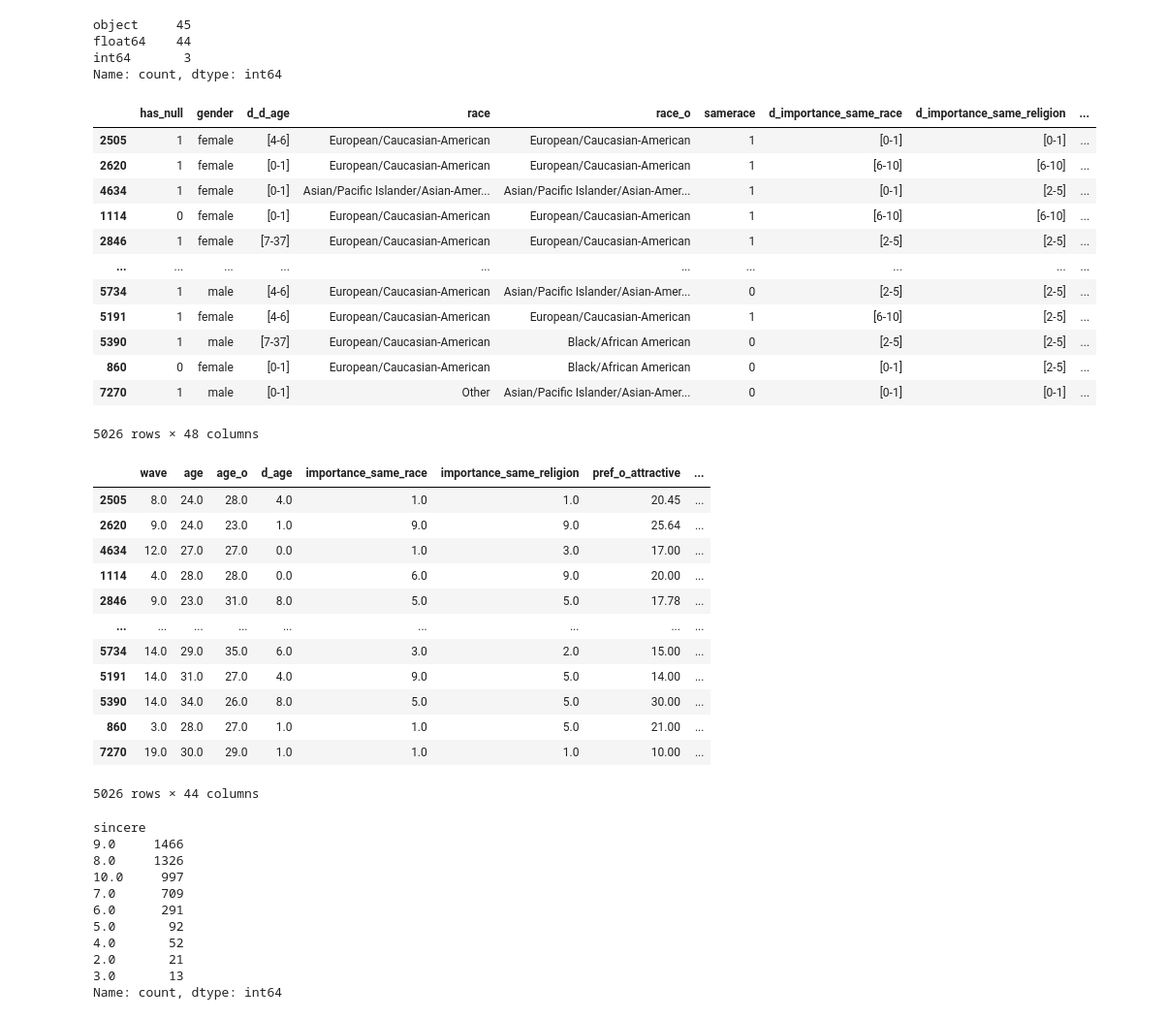
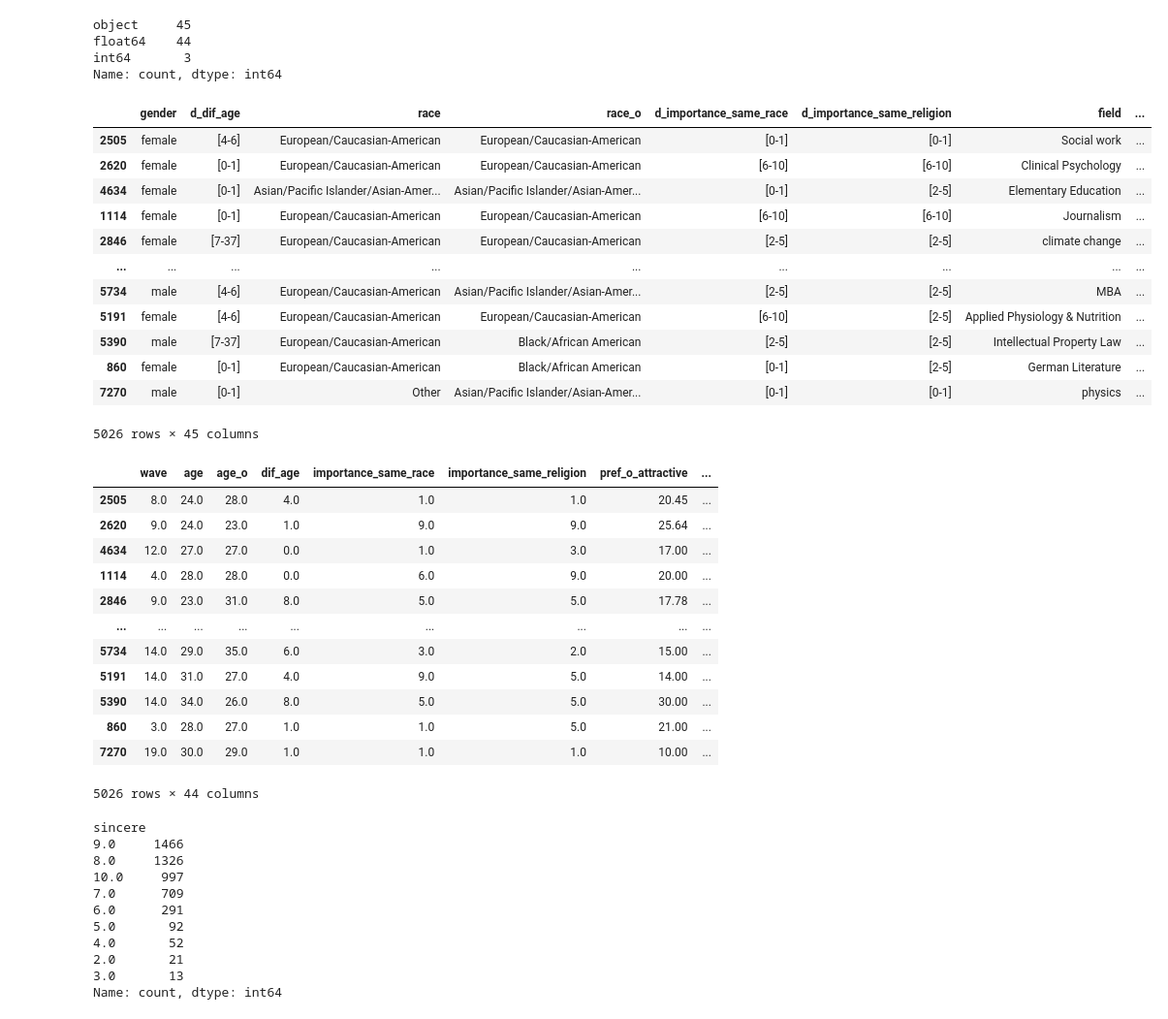
Before and after one commit to DarioRuizGon/ML_Speed_Dating_Predictions, a Jupyter notebook: src/notebooks/pruebas.ipynb, the cells around one changed output. Shown at 97% size. Saved outputs shown, nothing was run; the diff lists cells and outputs as text; code cells hidden in the pictures.

```diff
--- a/src/notebooks/pruebas.ipynb
+++ b/src/notebooks/pruebas.ipynb
@@ -145,6 +149,9 @@ with open("../data_sample/feature_information.txt", "r") as open_file:
  * match: Match (yes/no)
 # %% [markdown]
 Las variables que tienen "\_o" hacen referencia a la otra persona, las que tienen "d\_" y tienen un rango de valores (no un solo valor numérico) a la variable categórica creada a partir de la numérica con el mismo nombre quitando la "d\_". Además hay variables que tenemos que descartar porque no las vamos a conocer cuando hagamos las predicciones de las citas que no se han producido todavía.
+# %%
+for ds in [train, val, test]:
+    ds.rename(columns= {"d_age": "dif_age", "d_d_age": "d_dif_age"}, inplace=True)
 # %% [markdown]
 Lo primero que voy a hacer es ir viendo las variables una a una e ir descartando de las que no podamos disponer antes de que se realicen las citas.
 # %%
@@ -182,8 +189,8 @@ test_compact = pipe_exclude_columns.transform(test)
 sets_names_2 = ["Train", "Validation", "Test"]
 sets_2 = [train_compact, val_compact, test_compact]
 # %%
-for set, set_name in zip(sets_2, sets_names_2):
-    print(f"Dimensiones actuales de {set_name}: {set.shape}")
+for ds, ds_name in zip(sets_2, sets_names_2):
+    print(f"Dimensiones actuales de {ds_name}: {ds.shape}")
 # %% [output]
 Dimensiones actuales de Train: (5026, 92)
 Dimensiones actuales de Validation: (1676, 92)
@@ -233,6 +244,16 @@ train.loc[:,[col.__contains__("pref_o") for col in train]]
 # %%
+dict_0_nan = {"0_num": [], "0_cat": [], "missings_num": [], "missings_cat": [], "0-15_num": [], "0-15_cat": [], "16+_num": [], "16+_cat": []}
 for col in train.loc[:,[col.__contains__("pref_o") for col in train]]:
     try:
-        print(f"El número de 0 de {col} es:", train[col].value_counts()[0.00])
+        dict_0_nan["0_num"].append(train[col].value_counts()[0.00])
+        dict_0_nan["missings_num"].append(train[col].value_counts(dropna = False)[np.nan])
+        dict_0_nan["0-15_num"].append(train[col][train[col]<=15].value_counts().sum())
+        dict_0_nan["16+_num"].append(train[col][train[col]>15].value_counts().sum())
     except:
-        print(f"{col} no tiene 0")
+        dict_0_nan["0_cat"].append(0)
+        dict_0_nan["missings_cat"].append(0)
+        dict_0_nan["0-15_cat"].append(train[col][train[col]== "[0-15]"].value_counts().sum())
+        dict_0_nan["16+_cat"].append(train[col][train[col]!= "[0-15]"].value_counts().sum())
+
+
+df_0_nan = pd.DataFrame(dict_0_nan, index= train.loc[:,[col.startswith("pref_o") for col in train]].columns)
@@ -285,6 +307,14 @@ train.dtypes.value_counts()
 object     48
 float64    44
 Name: count, dtype: int64
+# %%
+for ds in [train, train_bck, val, test]: # Los fuerzo ya en todos los conjuntos (train_bck) es el conjunto con todas las variables que luego voy a pasar por el pipeline
+    for col in ds:
+        if ds[col].dtype == object:
+            try:
+                ds[col] = ds[col].astype(int) # Si es posible convertirla a entero, se convierte a entero, si no a string
+            except:
+                ds[col] = ds[col].astype(str)
 # %%
 for col in train:
     if train[col].dtype == object:
@@ -300,25 +330,25 @@ float64    44
 int64       3
 Name: count, dtype: int64
 # %%
-train.loc[:, [col for col in train.columns if df[col].dtype == object]]
+train.loc[:, [col for col in train.columns if train[col].dtype == object]]
 # %% [output]
-|  | has_null | gender | d_d_age | race | race_o | samerace | d_importance_same_race | d_importance_same_religion | ... |
-| 2505 | 1 | female | [4-6] | European/Caucasian-American | European/Caucasian-American | 1 | [0-1] | [0-1] | ... |
-| 2620 | 1 | female | [0-1] | European/Caucasian-American | European/Caucasian-American | 1 | [6-10] | [6-10] | ... |
-| 4634 | 1 | female | [0-1] | Asian/Pacific Islander/Asian-Amer... | Asian/Pacific Islander/Asian-Amer... | 1 | [0-1] | [2-5] | ... |
-| 1114 | 0 | female | [0-1] | European/Caucasian-American | European/Caucasian-American | 1 | [6-10] | [6-10] | ... |
-| 2846 | 1 | female | [7-37] | European/Caucasian-American | European/Caucasian-American | 1 | [2-5] | [2-5] | ... |
-| ... | ... | ... | ... | ... | ... | ... | ... | ... | ... |
-| 5734 | 1 | male | [4-6] | European/Caucasian-American | Asian/Pacific Islander/Asian-Amer... | 0 | [2-5] | [2-5] | ... |
-| 5191 | 1 | female | [4-6] | European/Caucasian-American | European/Caucasian-American | 1 | [6-10] | [2-5] | ... |
-| 5390 | 1 | male | [7-37] | European/Caucasian-American | Black/African American | 0 | [2-5] | [2-5] | ... |
-| 860 | 0 | female | [0-1] | European/Caucasian-American | Black/African American | 0 | [0-1] | [2-5] | ... |
-| 7270 | 1 | male | [0-1] | Other | Asian/Pacific Islander/Asian-Amer... | 0 | [0-1] | [0-1] | ... |
+|  | gender | d_dif_age | race | race_o | d_importance_same_race | d_importance_same_religion | field | ... |
+| 2505 | female | [4-6] | European/Caucasian-American | European/Caucasian-American | [0-1] | [0-1] | Social work | ... |
+| 2620 | female | [0-1] | European/Caucasian-American | European/Caucasian-American | [6-10] | [6-10] | Clinical Psychology | ... |
+| 4634 | female | [0-1] | Asian/Pacific Islander/Asian-Amer... | Asian/Pacific Islander/Asian-Amer... | [0-1] | [2-5] | Elementary Education | ... |
+| 1114 | female | [0-1] | European/Caucasian-American | European/Caucasian-American | [6-10] | [6-10] | Journalism | ... |
+| 2846 | female | [7-37] | European/Caucasian-American | European/Caucasian-American | [2-5] | [2-5] | climate change | ... |
+| ... | ... | ... | ... | ... | ... | ... | ... | ... |
+| 5734 | male | [4-6] | European/Caucasian-American | Asian/Pacific Islander/Asian-Amer... | [2-5] | [2-5] | MBA | ... |
+| 5191 | female | [4-6] | European/Caucasian-American | European/Caucasian-American | [6-10] | [2-5] | Applied Physiology & Nutrition | ... |
+| 5390 | male | [7-37] | European/Caucasian-American | Black/African American | [2-5] | [2-5] | Intellectual Property Law | ... |
+| 860 | female | [0-1] | European/Caucasian-American | Black/African American | [0-1] | [2-5] | German Literature | ... |
+| 7270 | male | [0-1] | Other | Asian/Pacific Islander/Asian-Amer... | [0-1] | [0-1] | physics | ... |
-5026 rows × 48 columns
+5026 rows × 45 columns
 # %%
-train.loc[:, [col for col in train.columns if df[col].dtype == float]]
+train.loc[:, [col for col in train.columns if train[col].dtype == float]]
 # %% [output]
-|  | wave | age | age_o | d_age | importance_same_race | importance_same_religion | pref_o_attractive | ... |
+|  | wave | age | age_o | dif_age | importance_same_race | importance_same_religion | pref_o_attractive | ... |
 | 2505 | 8.0 | 24.0 | 28.0 | 4.0 | 1.0 | 1.0 | 20.45 | ... |
 | 2620 | 9.0 | 24.0 | 23.0 | 1.0 | 9.0 | 9.0 | 25.64 | ... |
 | 4634 | 12.0 | 27.0 | 27.0 | 0.0 | 1.0 | 3.0 | 17.00 | ... |
```
Also changed, not shown: parts of 47 cells of this notebook, 1 other file.
